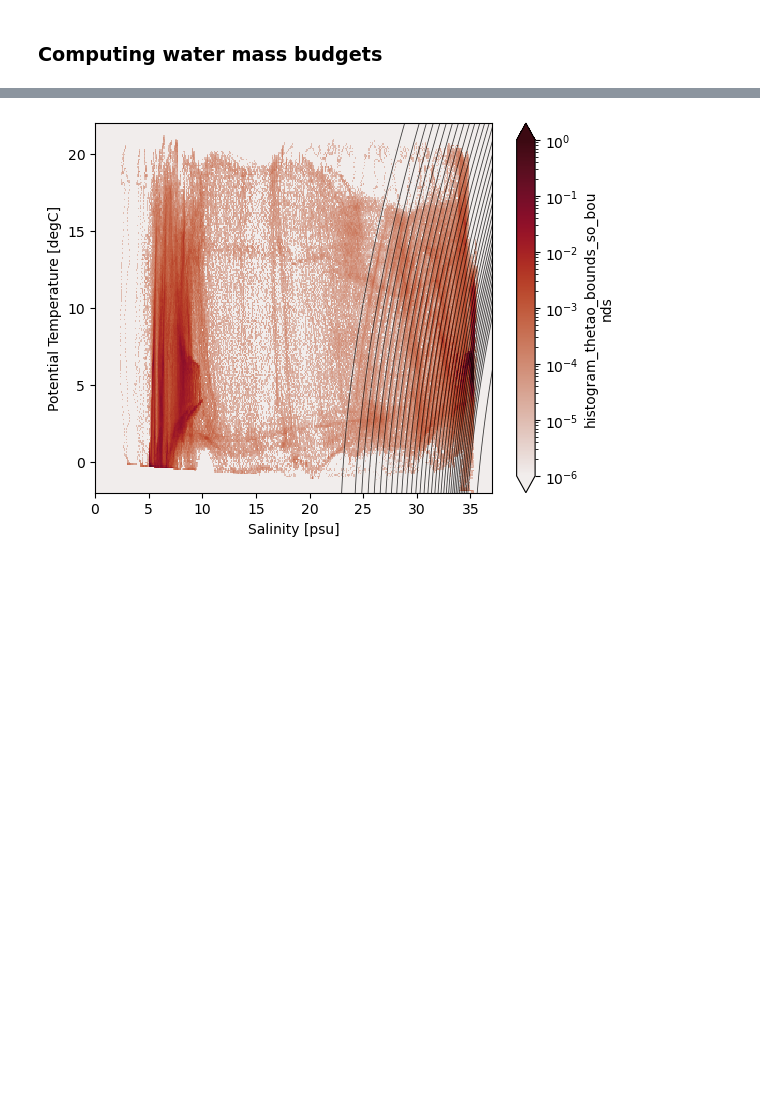
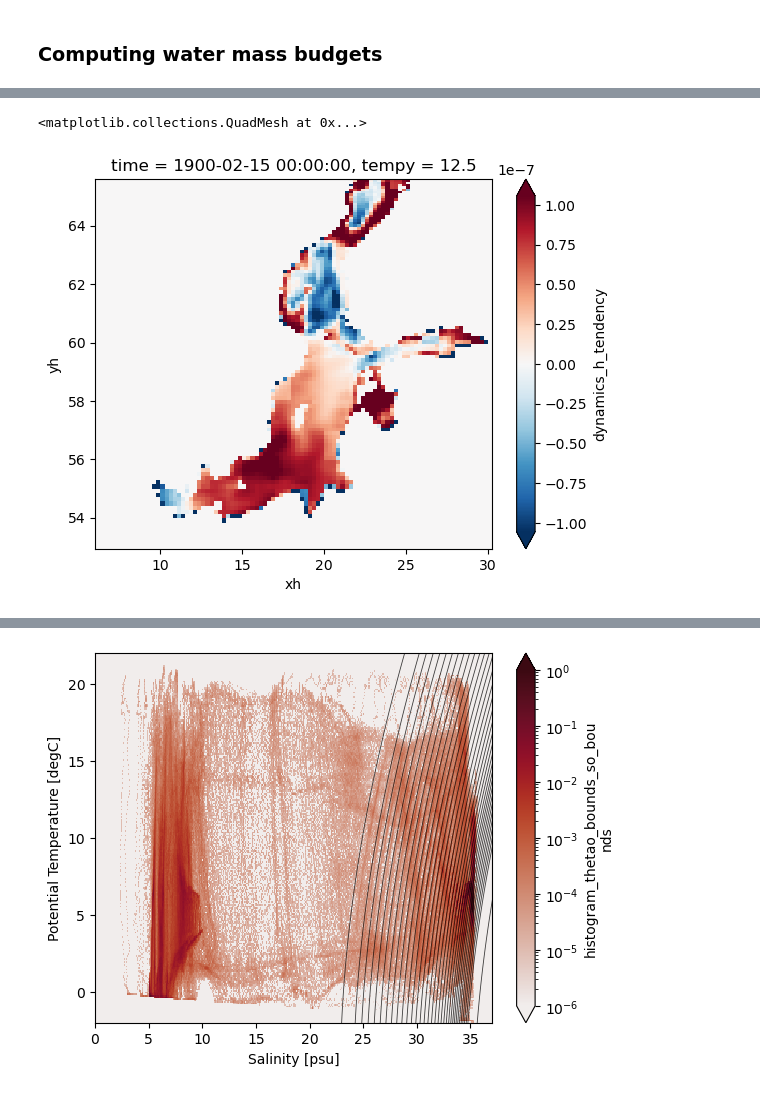
Before and after one commit to hdrake/xwmb, a Jupyter notebook: examples/Baltic_example.ipynb, the cells around one changed output, grey strips where cells are left out. Saved outputs shown, nothing was run; the diff lists cells and outputs as text; code cells hidden in the pictures; blank space fills up the shorter version.

```diff
--- a/examples/Baltic_example.ipynb
+++ b/examples/Baltic_example.ipynb
@@ -151,0 +186,11 @@ plt.title("parameterized diapycnal diffusion");
+# %%
+grid.transform(
+    grid._ds['dynamics_h_tendency'],
+    "Z",
+    xr.DataArray([0, 25], dims=("tempy")),
+    target_data=grid._ds['sigma2'],
+    method="conservative"
+).isel(time=0).plot(robust=True)
+# %% [output]
+<matplotlib.collections.QuadMesh at 0x...>
+[figure, added]
```
Also changed, not shown: parts of 10 cells of this notebook.
